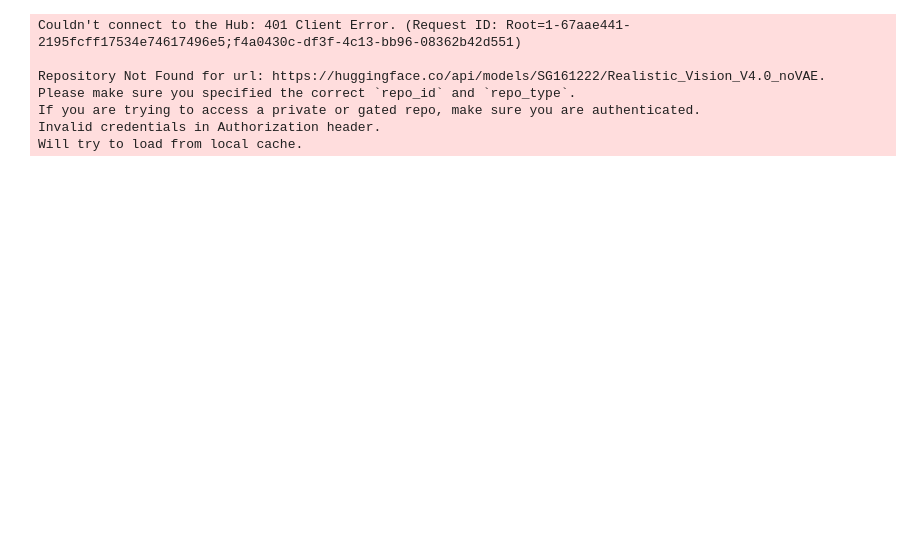
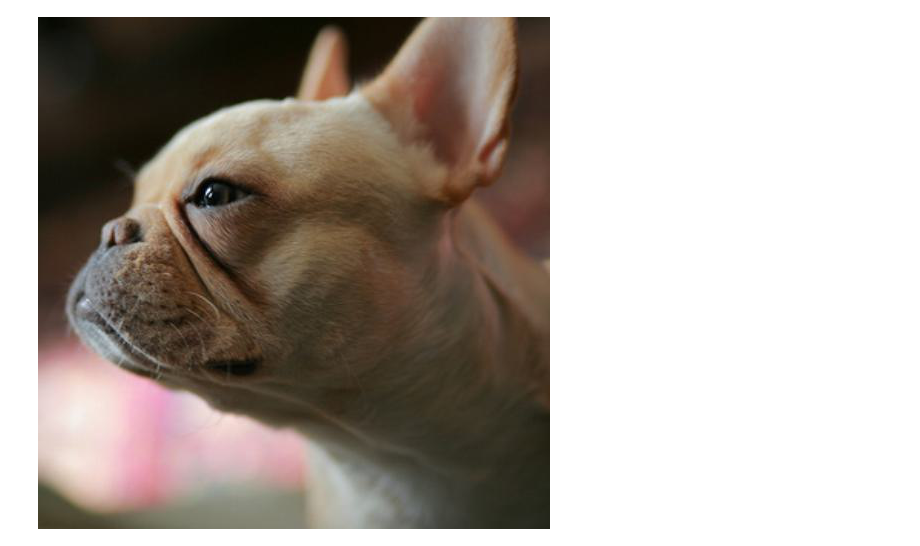
Before and after one commit to So-AI-love/CtrlRegen, a Jupyter notebook: ctrlregen_plus_demo.ipynb, the cells around one changed output. Drawn from its saved outputs; the diff is of its cells as text; code cells hidden in the pictures; blank space fills up the shorter version.

```diff
--- a/ctrlregen_plus_demo.ipynb
+++ b/ctrlregen_plus_demo.ipynb
@@ -40,8 +40,8 @@ pipe.to(device)
 
 processor = CannyDetector()
 
-def ctrl_regen_plus(input_img, step):
-    generator = torch.manual_seed(0)
+def ctrl_regen_plus(input_img, step, seed=0):
+    generator = torch.manual_seed(seed)
     input_img = transform_size_to_512(input_img)
     processed_img = processor(input_img, low_threshold=100, high_threshold=150)
     prompt = 'best quality, high quality'
@@ -61,14 +61,12 @@ def ctrl_regen_plus(input_img, step):
                       ).images[0]
     output_img = color_match(input_img, output_img)
     return output_img
-# %% [output]
-Couldn't connect to the Hub: 401 Client Error. (Request ID: Root=1-67aae441-2195fcff17534e74617496e5;f4a0430c-df3f-4c13-bb96-08362b42d551)
-
-Repository Not Found for url: https://huggingface.co/api/models/SG161222/Realistic_Vision_V4.0_noVAE.
-Please make sure you specified the correct `repo_id` and `repo_type`.
-If you are trying to access a private or gated repo, make sure you are authenticated.
-Invalid credentials in Authorization header.
-Will try to load from local cache.
+# %%
+IMAGE_PATH = 'examples/1.jpg'
+input_img = Image.open(IMAGE_PATH)
+input_img
+# %% [output]
+[figure, added]
 # %%
 IMAGE_PATH = 'examples/1.jpg'
 input_img = Image.open(IMAGE_PATH)
```
Also changed, not shown: parts of 1 cell of this notebook.
